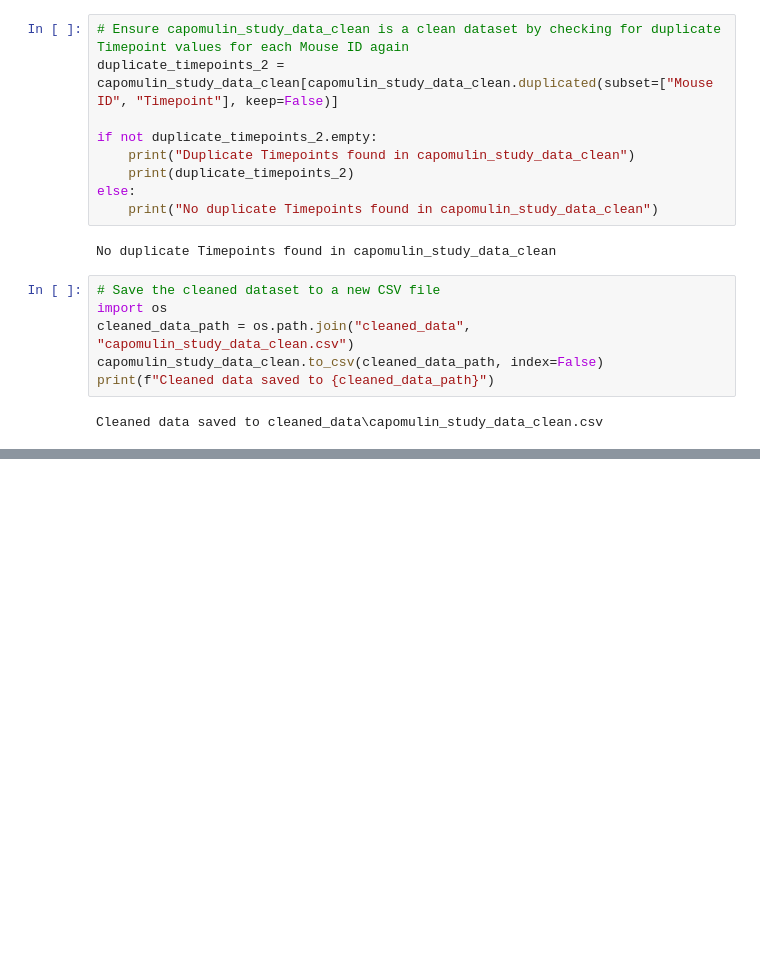
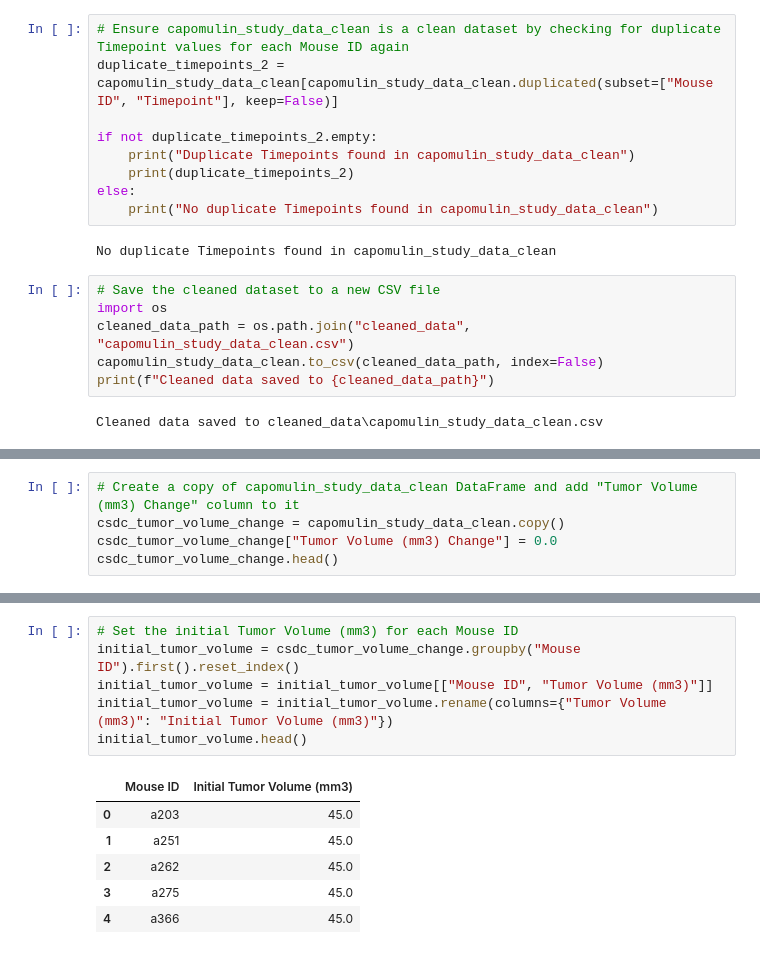
Before and after one commit to Jon-Pierson/pymaceuticals_capomulin_study, a Jupyter notebook: capomulin_data_analysis.ipynb, the cells around one changed output, grey strips where cells are left out. Saved outputs shown, nothing was run; the diff lists cells and outputs as text; blank space fills up the shorter version.

```diff
--- a/capomulin_data_analysis.ipynb
+++ b/capomulin_data_analysis.ipynb
@@ -168,0 +172,5 @@ Cleaned data saved to cleaned_data\capomulin_study_data_clean.csv
+# %%
+# Create a copy of capomulin_study_data_clean DataFrame and add "Tumor Volume (mm3) Change" column to it
+csdc_tumor_volume_change = capomulin_study_data_clean.copy()
+csdc_tumor_volume_change["Tumor Volume (mm3) Change"] = 0.0
+csdc_tumor_volume_change.head()
@@ -168,0 +184,13 @@ Cleaned data saved to cleaned_data\capomulin_study_data_clean.csv
+# %%
+# Set the initial Tumor Volume (mm3) for each Mouse ID
+initial_tumor_volume = csdc_tumor_volume_change.groupby("Mouse ID").first().reset_index()
+initial_tumor_volume = initial_tumor_volume[["Mouse ID", "Tumor Volume (mm3)"]]
+initial_tumor_volume = initial_tumor_volume.rename(columns={"Tumor Volume (mm3)": "Initial Tumor Volume (mm3)"})
+initial_tumor_volume.head()
+# %% [output]
+|  | Mouse ID | Initial Tumor Volume (mm3) |
+| 0 | a203 | 45.0 |
+| 1 | a251 | 45.0 |
+| 2 | a262 | 45.0 |
+| 3 | a275 | 45.0 |
+| 4 | a366 | 45.0 |
```
Also changed, not shown: parts of 5 cells of this notebook.
